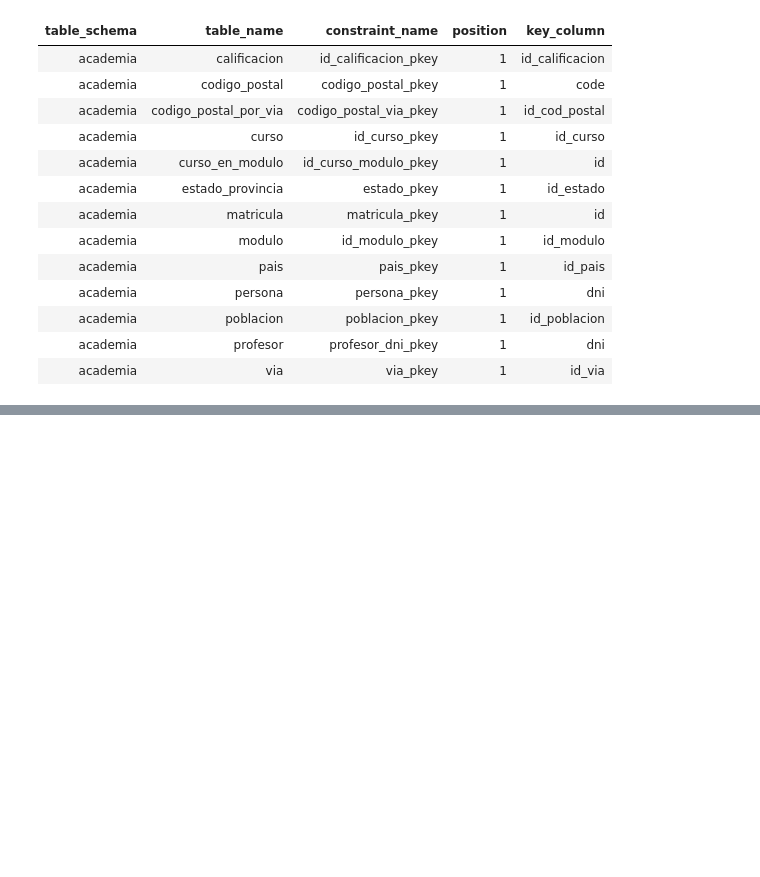
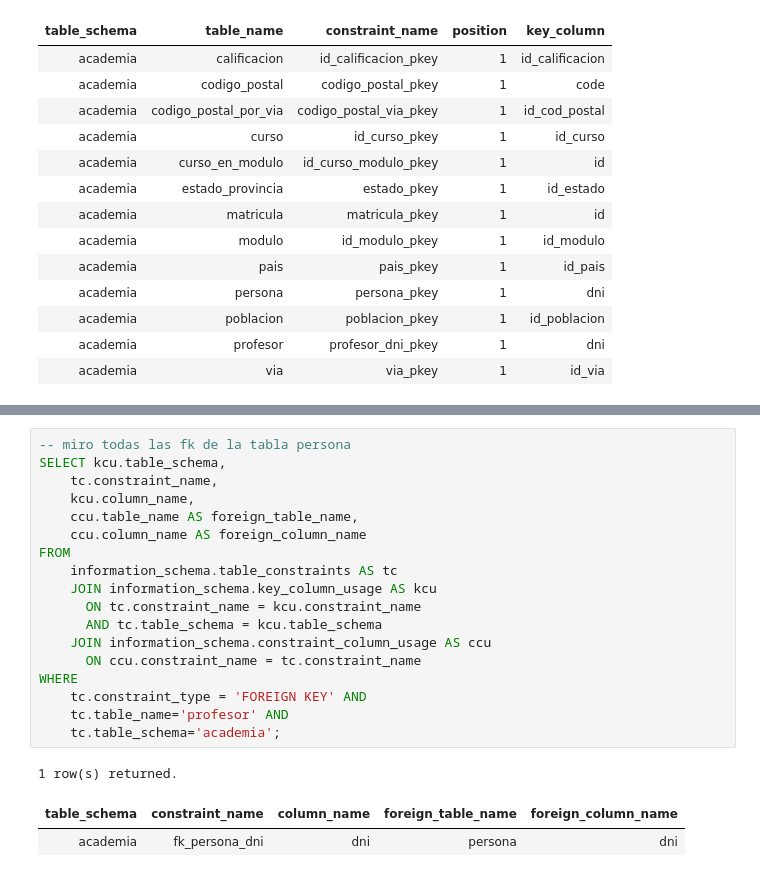
Before and after one commit to alexjust-data/FullStack06_SQL, a Jupyter notebook: 00_SEMINARIO.ipynb, the cells around one changed output, grey strips where cells are left out. Cells and saved outputs as stored; diff of their text form; blank space fills up the shorter version.

```diff
--- a/00_SEMINARIO.ipynb
+++ b/00_SEMINARIO.ipynb
@@ -256,0 +376,22 @@ ORDER BY kcu.table_schema,
+# %%
+-- miro todas las fk de la tabla persona
+SELECT kcu.table_schema,
+    tc.constraint_name,
+    kcu.column_name,
+    ccu.table_name AS foreign_table_name,
+    ccu.column_name AS foreign_column_name
+FROM
+    information_schema.table_constraints AS tc
+    JOIN information_schema.key_column_usage AS kcu
+      ON tc.constraint_name = kcu.constraint_name
+      AND tc.table_schema = kcu.table_schema
+    JOIN information_schema.constraint_column_usage AS ccu
+      ON ccu.constraint_name = tc.constraint_name
+WHERE
+    tc.constraint_type = 'FOREIGN KEY' AND
+    tc.table_name='profesor' AND
+    tc.table_schema='academia';
+# %% [output]
+1 row(s) returned.
+| table_schema | constraint_name | column_name | foreign_table_name | foreign_column_name |
+| academia | fk_persona_dni | dni | persona | dni |
```
Also changed, not shown: parts of 14 cells of this notebook.
